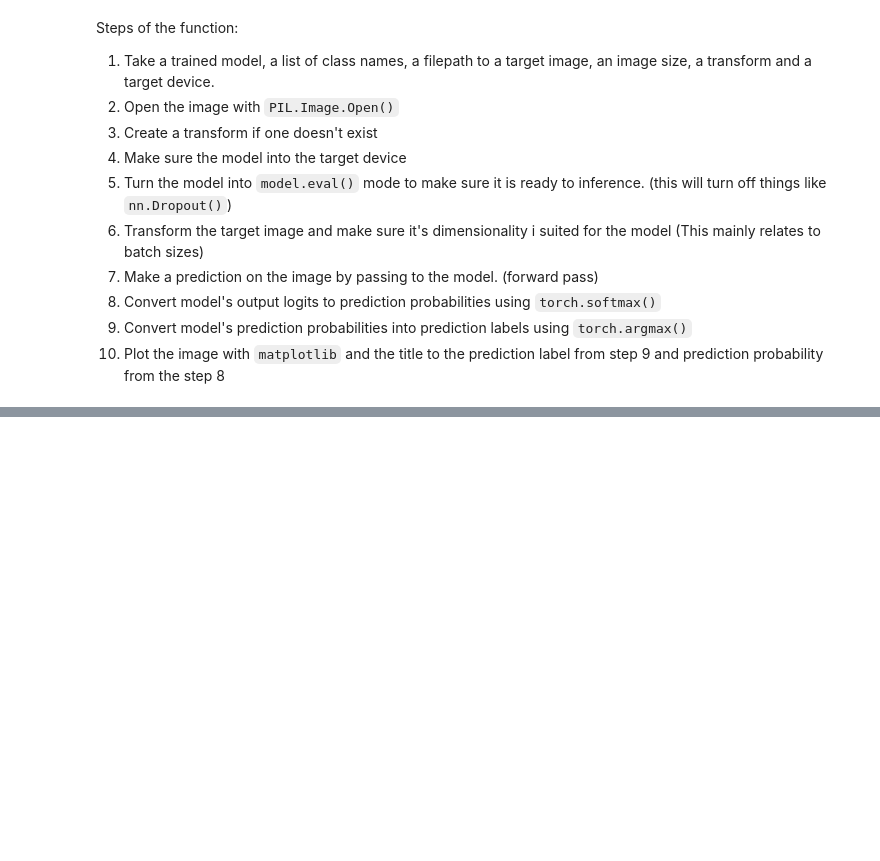
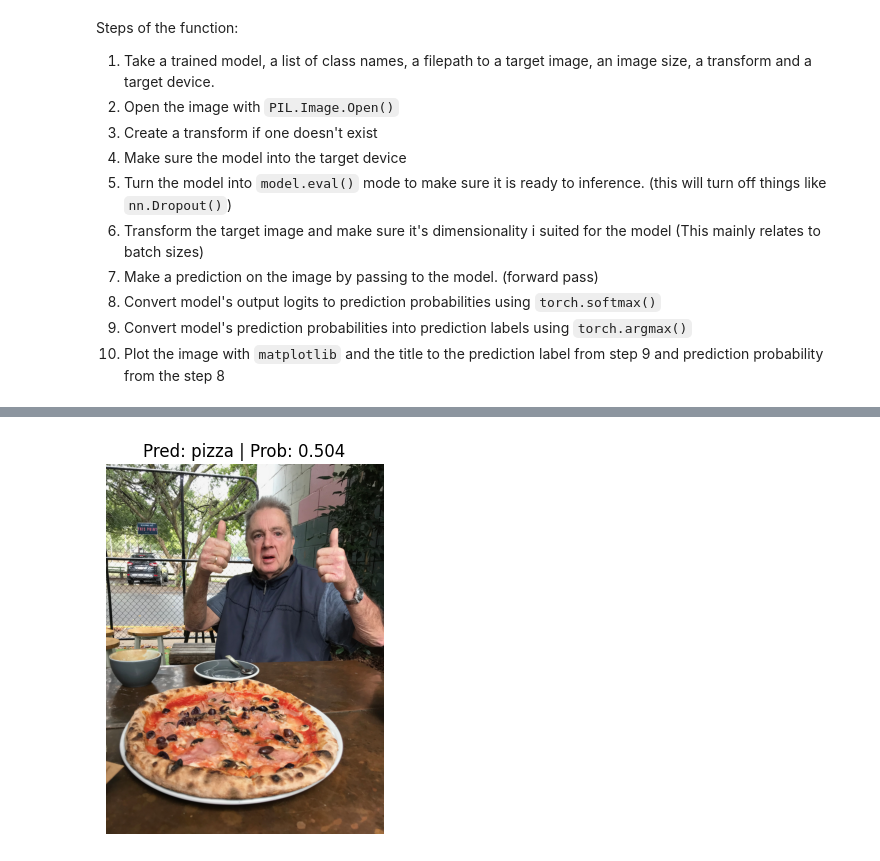
Before and after one commit to Niloy009/learning_pytorch, a Jupyter notebook: 06_pytorch_transfer_learning.ipynb, the cells around one changed output, grey strips where cells are left out. Drawn from its saved outputs; the diff is of its cells as text; code cells hidden in the pictures; blank space fills up the shorter version.

```diff
--- a/06_pytorch_transfer_learning.ipynb
+++ b/06_pytorch_transfer_learning.ipynb
@@ -429,0 +449,6 @@ def pred_and_plot_image(model: torch.nn.Module,
+# %%
+custom_img_path = data_path / '04-pizza-dad.jpeg'
+
+pred_and_plot_image(model=model, image_path=custom_img_path, class_names=class_names, image_size=(224,224))
+# %% [output]
+[figure, added]
```
Also changed, not shown: parts of 4 cells of this notebook, 3 other files.
